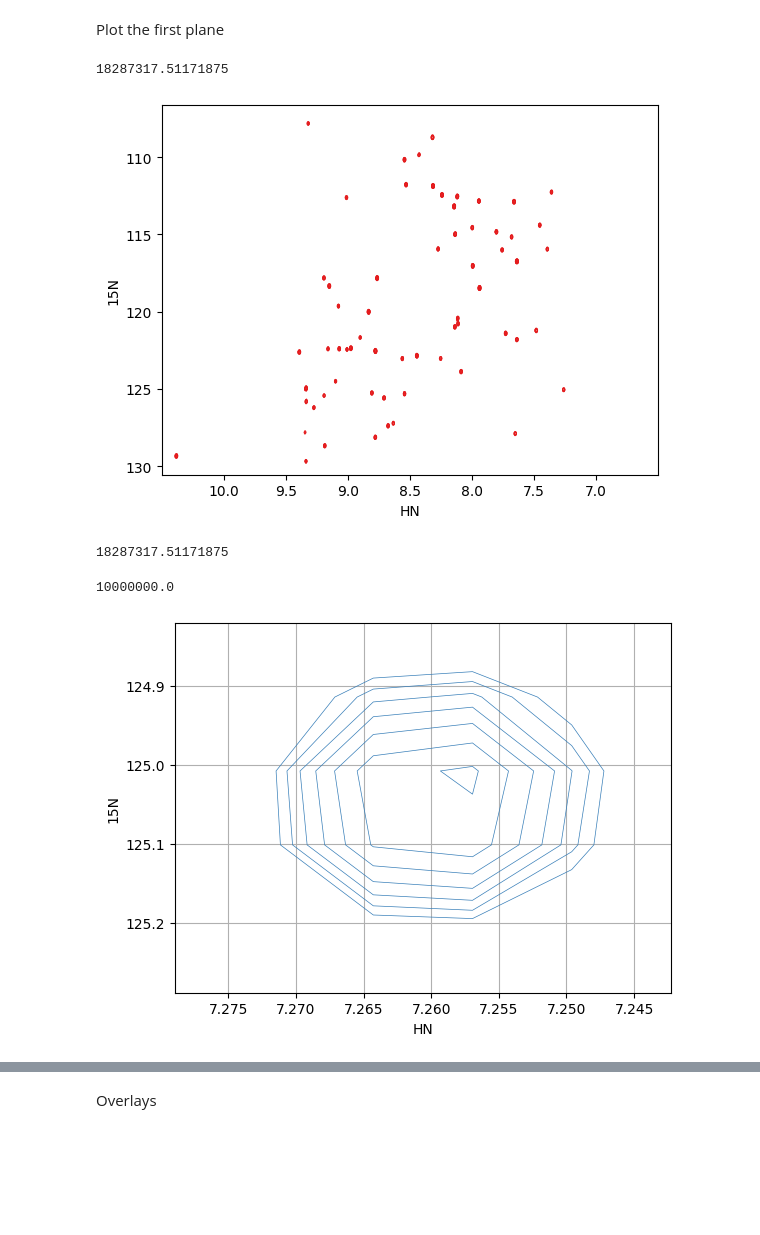
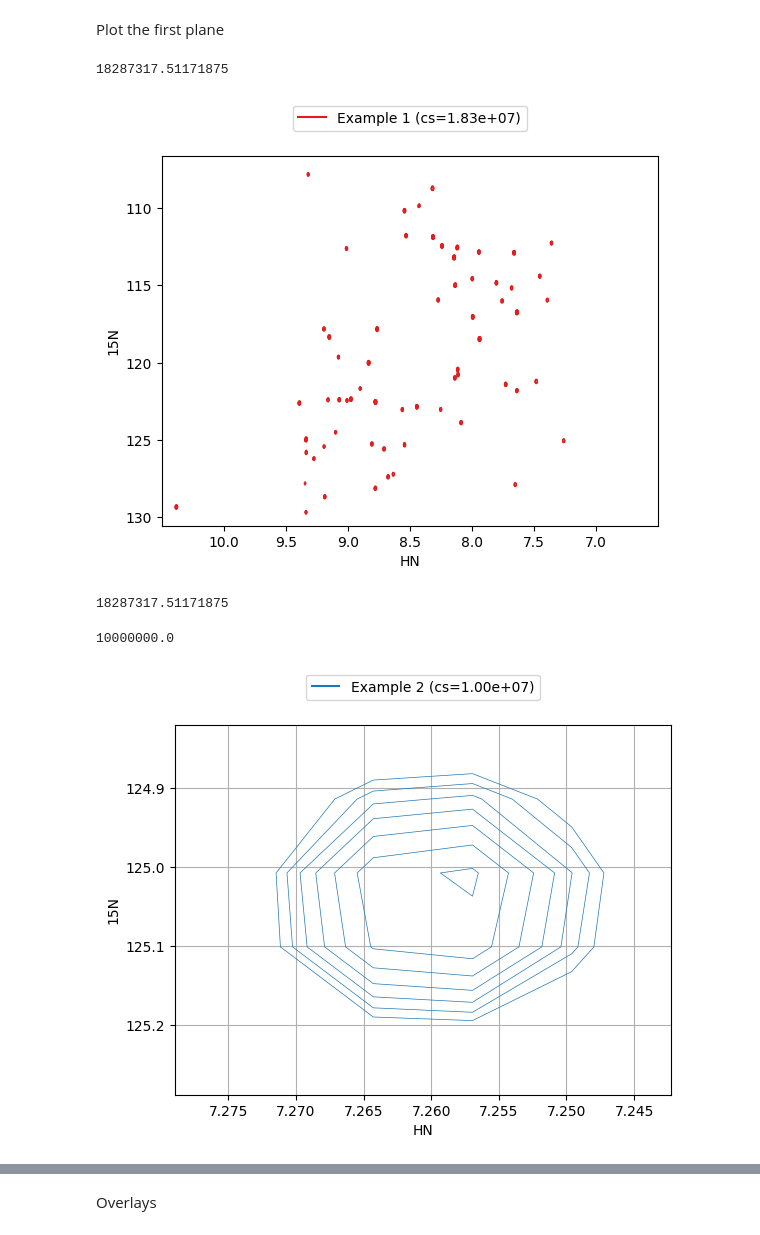
Before and after one commit to j-brady/nmr-for-pandas, a Jupyter notebook: Examples.ipynb, the cells around one changed output, grey strips where cells are left out. Cells and saved outputs as stored; diff of their text form; code cells hidden in the pictures; blank space fills up the shorter version.

```diff
--- a/Examples.ipynb
+++ b/Examples.ipynb
@@ -15,6 +17,8 @@ colors = iter([colors(i) for i in range(20)])
 Read NMR data
 # %%
 data = nmr_to_pandas("test_pipe.ft2",pseudo_dim=0)
+data.name = "Example 1"
+save_path = Path("docs/static")
 # calculate picking and plotting threshold
 threshold = calc_threshold(data.df.groupby("Z").get_group(0).intensity)
 print(f"[green]Threshold[/green] = {threshold:.3e}")
@@ -35,31 +39,33 @@ data.df.head()
 # %% [markdown]
 Plot the first plane
 # %%
-kwargs=dict(colors=[next(colors)], negative_contours=dict(colors="red"))
-# get first plane and slice data
+kwargs=dict(colors=[next(colors)], negative_contours=dict(colors="orange"))
+# create figure
 fig = plt.figure()
 ax = fig.add_subplot(111)
-ax = data.plot_contour(ax, query=f"Z==0", kwargs=kwargs)
-ax.invert_xaxis()
-ax.invert_yaxis()
+ax = data.plot_contour(ax, query=f"Z==0", kwargs=kwargs, invert_axes=True, show_cs=True)
+plt.savefig(save_path / "full_spectrum.png")
 print(data.threshold)
 # %% [output]
 18287317.51171875
-[figure, old version]
+[figure, new version]
 # %%
 data.threshold
 # %% [output]
 18287317.51171875
 # %%
-kwargs = dict(nstd=2,colors=[next(colors)], negative_contours=dict(colors="red"))
+# kwargs = dict(nstd=2,colors=[next(colors)], negative_contours=dict(colors="red"))
+kwargs = dict(colors=["tab:blue"], negative_contours=dict(colors="red"))
+data.name = "Example 2"
 # get first plane and slice data
 query = "Z==1 & X_PPM > 7.24 & X_PPM < 7.28 & Y_PPM > 124.8 & Y_PPM < 125.3"
 fig = plt.figure()
 ax = fig.add_subplot(111)
-ax = data.plot_contour(ax, query=query, kwargs=kwargs, threshold=1e7, invert_axes=True)
+ax = data.plot_contour(ax, query=query, kwargs=kwargs, threshold=1e7, show_cs=True, invert_axes=True)
+plt.grid()
+plt.savefig(save_path / "zoom.png")
 
-plt.grid()
 print(data.threshold)
 # %% [output]
 10000000.0
-[figure, old version]
+[figure, new version]
```
Also changed, not shown: parts of 3 cells of this notebook, 9 other files.
